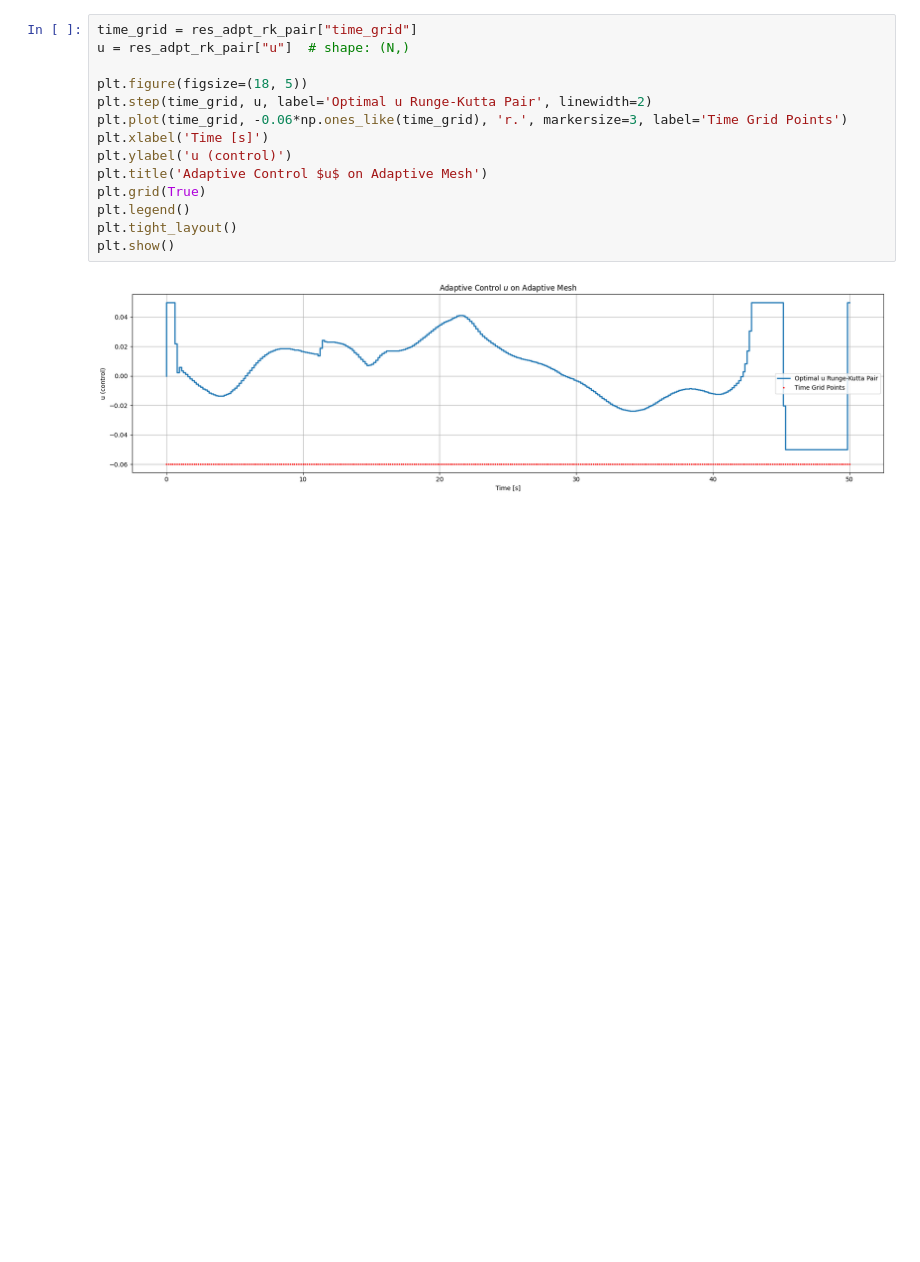
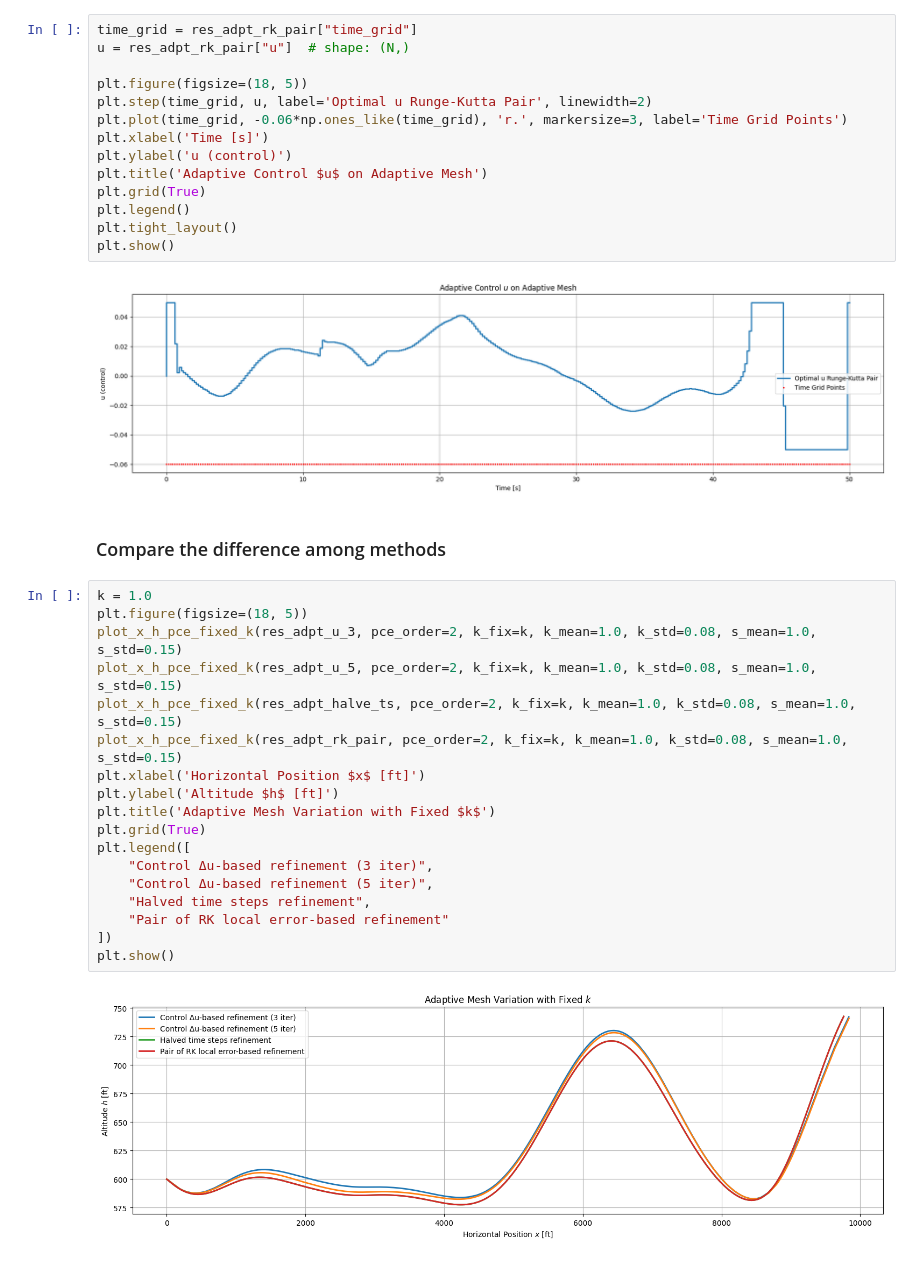
Before and after one commit to dmw1998/Case_Study_Log, a Jupyter notebook: numerical_experiments.ipynb, the cells around one changed output. Saved outputs shown, nothing was run; the diff lists cells and outputs as text; blank space fills up the shorter version.

```diff
--- a/numerical_experiments.ipynb
+++ b/numerical_experiments.ipynb
@@ -2953,3 +2953,25 @@ plt.tight_layout()
 plt.show()
 # %% [output]
 [figure]
+# %% [markdown]
+### Compare the difference among methods
+# %%
+k = 1.0
+plt.figure(figsize=(18, 5))
+plot_x_h_pce_fixed_k(res_adpt_u_3, pce_order=2, k_fix=k, k_mean=1.0, k_std=0.08, s_mean=1.0, s_std=0.15)
+plot_x_h_pce_fixed_k(res_adpt_u_5, pce_order=2, k_fix=k, k_mean=1.0, k_std=0.08, s_mean=1.0, s_std=0.15)
+plot_x_h_pce_fixed_k(res_adpt_halve_ts, pce_order=2, k_fix=k, k_mean=1.0, k_std=0.08, s_mean=1.0, s_std=0.15)
+plot_x_h_pce_fixed_k(res_adpt_rk_pair, pce_order=2, k_fix=k, k_mean=1.0, k_std=0.08, s_mean=1.0, s_std=0.15)
+plt.xlabel('Horizontal Position $x$ [ft]')
+plt.ylabel('Altitude $h$ [ft]')
+plt.title('Adaptive Mesh Variation with Fixed $k$')
+plt.grid(True)
+plt.legend([
+    "Control Δu-based refinement (3 iter)",
+    "Control Δu-based refinement (5 iter)",
+    "Halved time steps refinement",
+    "Pair of RK local error-based refinement"
+])
+plt.show()
+# %% [output]
+[figure, added]
```
Also changed, not shown: parts of 3 cells of this notebook.
